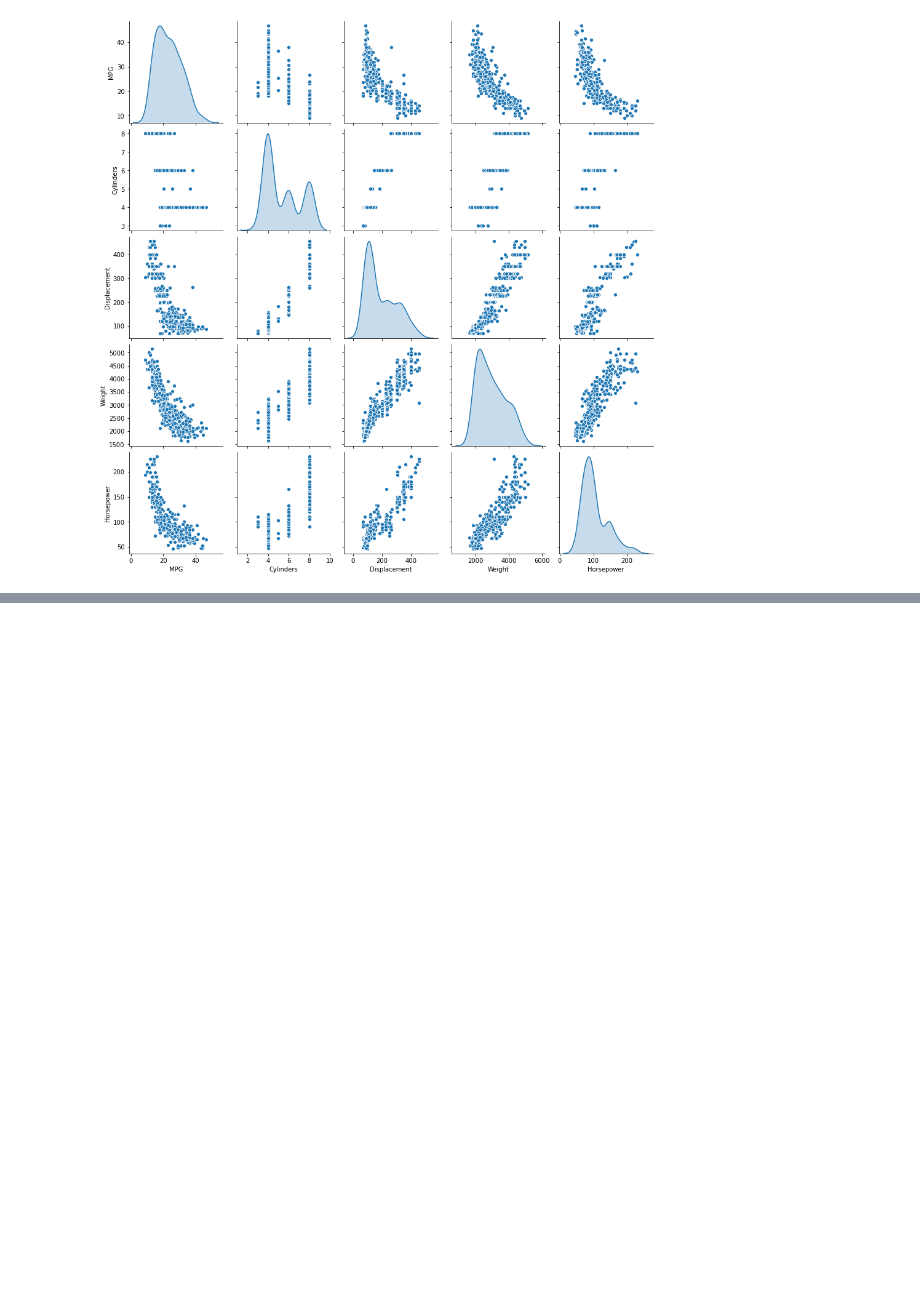
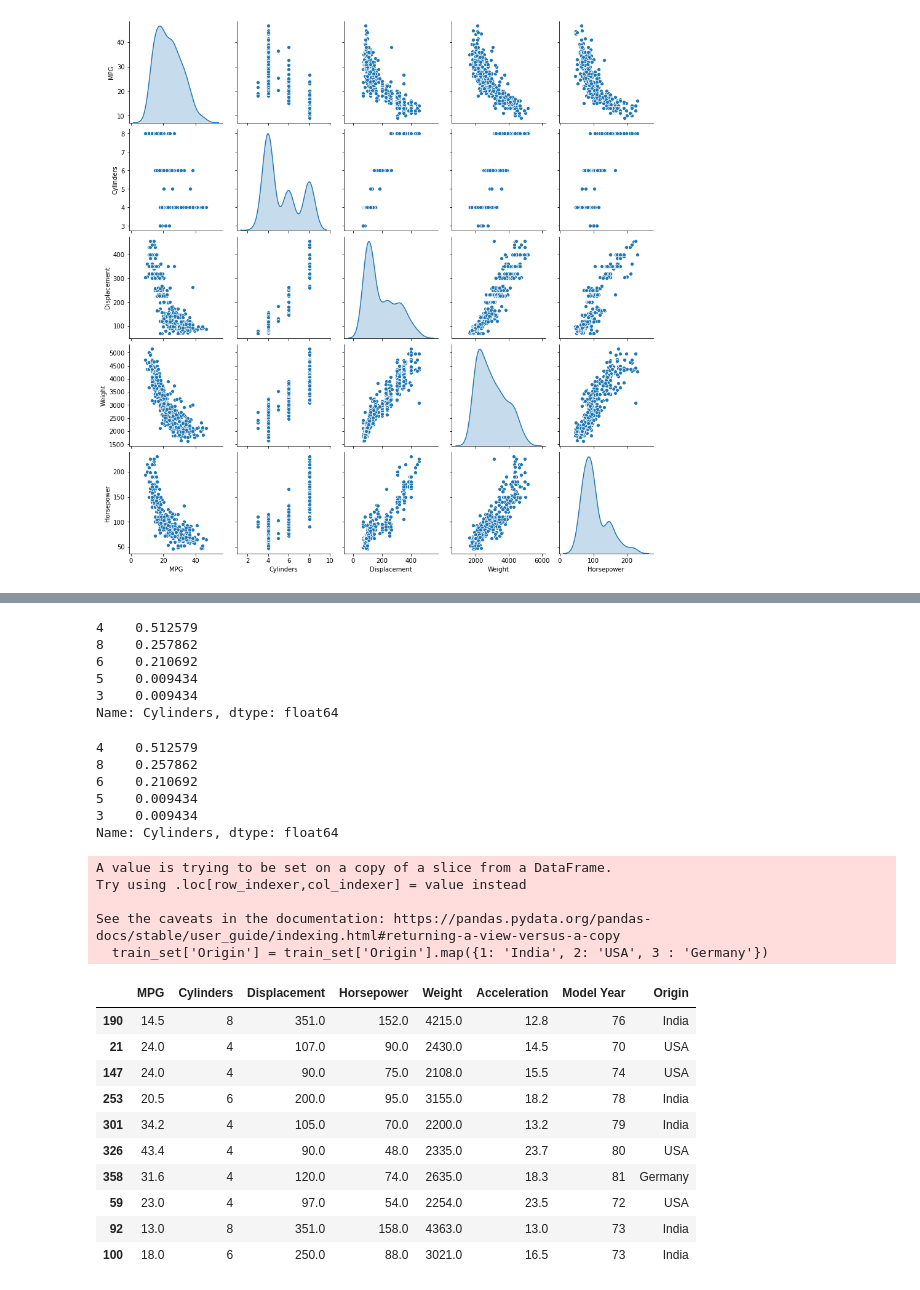
Before and after one commit to adrida/Machine-learning-project, a Jupyter notebook: project.ipynb, the cells around one changed output, grey strips where cells are left out. Drawn from its saved outputs; the diff is of its cells as text; code cells hidden in the pictures; blank space fills up the shorter version.

```diff
--- a/project.ipynb
+++ b/project.ipynb
@@ -148,3 +149,9 @@ sns.pairplot(data[["MPG", "Cylinders", "Displacement", "Weight", "Horsepower"]],
 # %% [output]
 <seaborn.axisgrid.PairGrid at 0x...>
 [figure]
+# %%
+# set aside the test data
+from sklearn.model_selection import train_test_split
+train_set, test_set = train_test_split(data, test_size=0.2, random_state=42)
+
+test_set.shape
@@ -150,0 +211,41 @@ sns.pairplot(data[["MPG", "Cylinders", "Displacement", "Weight", "Horsepower"]],
+# %%
+##checking for cylinder category distribution in training set
+
+strat_train_set['Cylinders'].value_counts() / len(strat_train_set)
+# %% [output]
+4    0.512579
+8    0.257862
+6    0.210692
+5    0.009434
+3    0.009434
+Name: Cylinders, dtype: float64
+# %%
+strat_train_set['Cylinders'].value_counts() / len(strat_train_set)
+# %% [output]
+4    0.512579
+8    0.257862
+6    0.210692
+5    0.009434
+3    0.009434
+Name: Cylinders, dtype: float64
+# %%
+##converting integer classes to countries in Origin column
+train_set['Origin'] = train_set['Origin'].map({1: 'India', 2: 'USA', 3 : 'Germany'})
+train_set.sample(10)
+# %% [output]
+A value is trying to be set on a copy of a slice from a DataFrame.
+Try using .loc[row_indexer,col_indexer] = value instead
+
+See the caveats in the documentation: https://pandas.pydata.org/pandas-docs/stable/user_guide/indexing.html#returning-a-view-versus-a-copy
+  train_set['Origin'] = train_set['Origin'].map({1: 'India', 2: 'USA', 3 : 'Germany'})
+|  | MPG | Cylinders | Displacement | Horsepower | Weight | Acceleration | Model Year | Origin |
+| 190 | 14.5 | 8 | 351.0 | 152.0 | 4215.0 | 12.8 | 76 | India |
+| 21 | 24.0 | 4 | 107.0 | 90.0 | 2430.0 | 14.5 | 70 | USA |
+| 147 | 24.0 | 4 | 90.0 | 75.0 | 2108.0 | 15.5 | 74 | USA |
+| 253 | 20.5 | 6 | 200.0 | 95.0 | 3155.0 | 18.2 | 78 | India |
+| 301 | 34.2 | 4 | 105.0 | 70.0 | 2200.0 | 13.2 | 79 | India |
+| 326 | 43.4 | 4 | 90.0 | 48.0 | 2335.0 | 23.7 | 80 | USA |
+| 358 | 31.6 | 4 | 120.0 | 74.0 | 2635.0 | 18.3 | 81 | Germany |
+| 59 | 23.0 | 4 | 97.0 | 54.0 | 2254.0 | 23.5 | 72 | USA |
+| 92 | 13.0 | 8 | 351.0 | 158.0 | 4363.0 | 13.0 | 73 | India |
+| 100 | 18.0 | 6 | 250.0 | 88.0 | 3021.0 | 16.5 | 73 | India |
```
Also changed, not shown: parts of 10 cells of this notebook.
